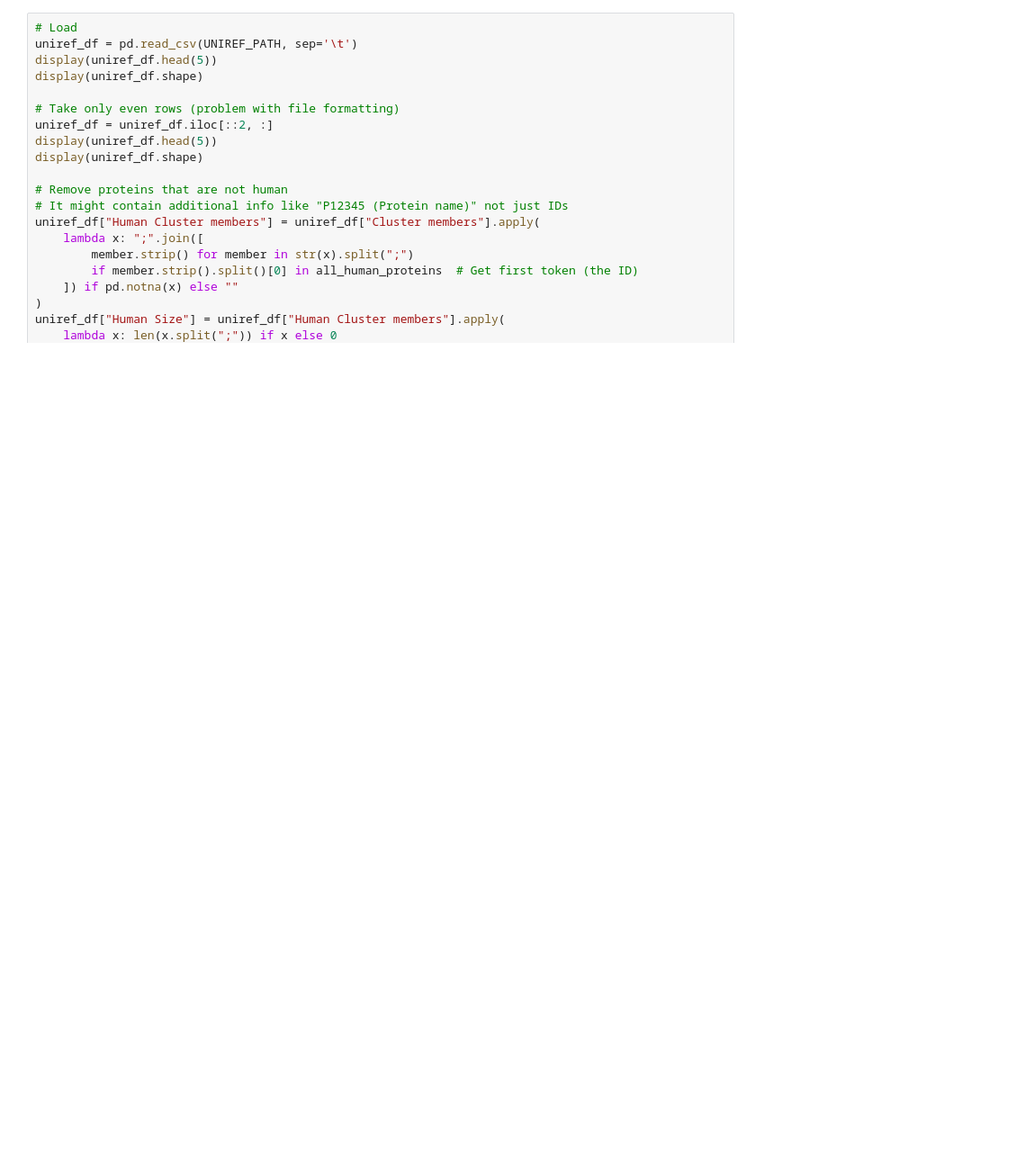
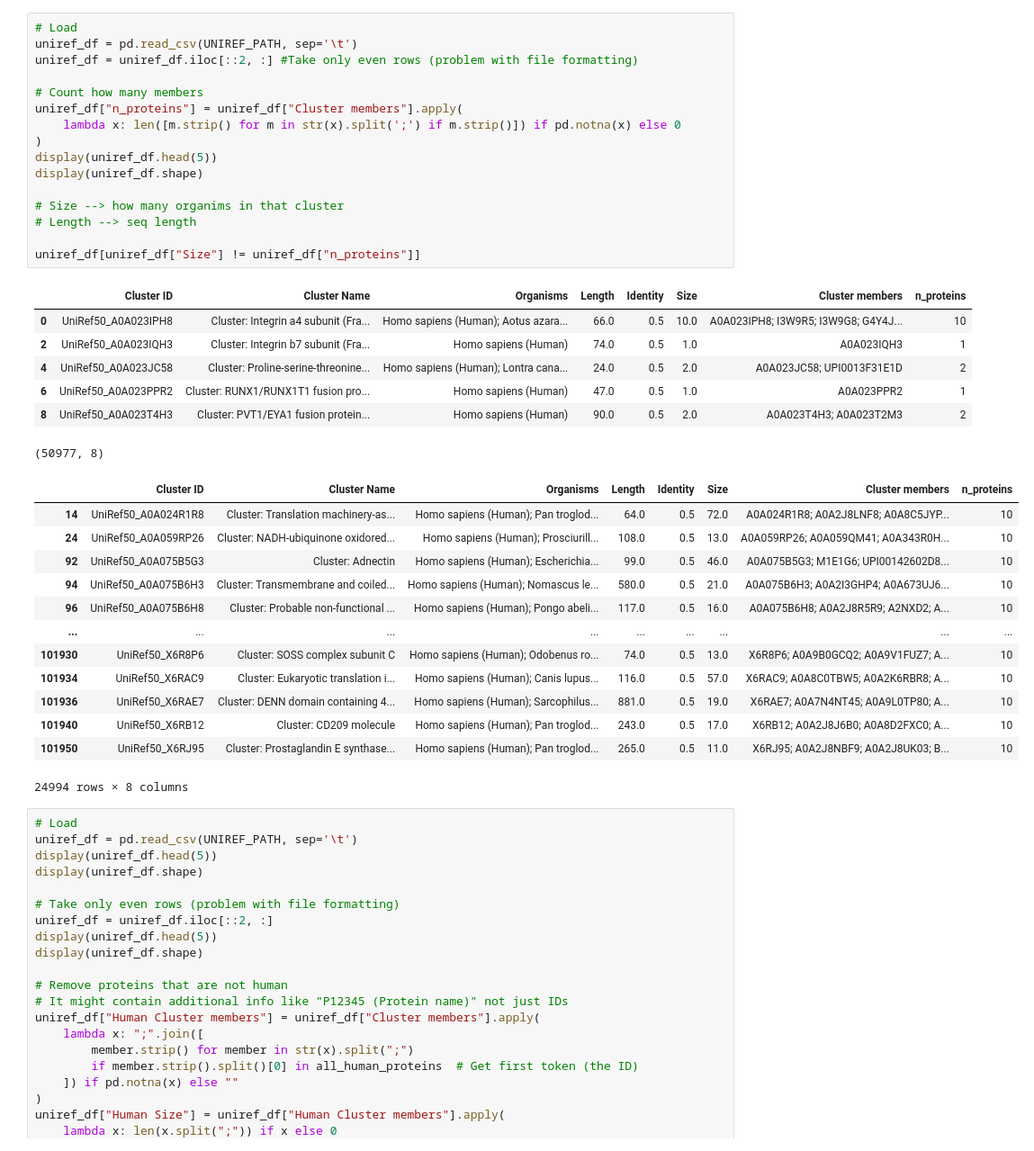
Before and after one commit to 8gabri8/ESMSec, a Jupyter notebook: creaet_cell_cycle_dataset.ipynb, the cells around one changed output. Shown at 90% size. Saved outputs shown, nothing was run; the diff lists cells and outputs as text; blank space fills up the shorter version.

```diff
--- a/creaet_cell_cycle_dataset.ipynb
+++ b/creaet_cell_cycle_dataset.ipynb
@@ -385,3 +280,40 @@ display(gene_frequency_df[gene_frequency_df.mapped_protein_name.notna()])
+# %%
+# Load
+uniref_df = pd.read_csv(UNIREF_PATH, sep='\t')
+uniref_df = uniref_df.iloc[::2, :] #Take only even rows (problem with file formatting)
+
+# Count how many members
+uniref_df["n_proteins"] = uniref_df["Cluster members"].apply(
+    lambda x: len([m.strip() for m in str(x).split(';') if m.strip()]) if pd.notna(x) else 0
+)
+display(uniref_df.head(5))
+display(uniref_df.shape)
+
+# Size --> how many organims in that cluster
+# Length --> seq length
+
+uniref_df[uniref_df["Size"] != uniref_df["n_proteins"]]
+# %% [output]
+|  | Cluster ID | Cluster Name | Organisms | Length | Identity | Size | Cluster members | n_proteins |
+| 0 | UniRef50_A0A023IPH8 | Cluster: Integrin a4 subunit (Fra... | Homo sapiens (Human); Aotus azara... | 66.0 | 0.5 | 10.0 | A0A023IPH8; I3W9R5; I3W9G8; G4Y4J... | 10 |
+| 2 | UniRef50_A0A023IQH3 | Cluster: Integrin b7 subunit (Fra... | Homo sapiens (Human) | 74.0 | 0.5 | 1.0 | A0A023IQH3 | 1 |
+| 4 | UniRef50_A0A023JC58 | Cluster: Proline-serine-threonine... | Homo sapiens (Human); Lontra cana... | 24.0 | 0.5 | 2.0 | A0A023JC58; UPI0013F31E1D | 2 |
+| 6 | UniRef50_A0A023PPR2 | Cluster: RUNX1/RUNX1T1 fusion pro... | Homo sapiens (Human) | 47.0 | 0.5 | 1.0 | A0A023PPR2 | 1 |
+| 8 | UniRef50_A0A023T4H3 | Cluster: PVT1/EYA1 fusion protein... | Homo sapiens (Human) | 90.0 | 0.5 | 2.0 | A0A023T4H3; A0A023T2M3 | 2 |
+(50977, 8)
+|  | Cluster ID | Cluster Name | Organisms | Length | Identity | Size | Cluster members | n_proteins |
+| 14 | UniRef50_A0A024R1R8 | Cluster: Translation machinery-as... | Homo sapiens (Human); Pan troglod... | 64.0 | 0.5 | 72.0 | A0A024R1R8; A0A2J8LNF8; A0A8C5JYP... | 10 |
+| 24 | UniRef50_A0A059RP26 | Cluster: NADH-ubiquinone oxidored... | Homo sapiens (Human); Prosciurill... | 108.0 | 0.5 | 13.0 | A0A059RP26; A0A059QM41; A0A343R0H... | 10 |
+| 92 | UniRef50_A0A075B5G3 | Cluster: Adnectin | Homo sapiens (Human); Escherichia... | 99.0 | 0.5 | 46.0 | A0A075B5G3; M1E1G6; UPI00142602D8... | 10 |
+| 94 | UniRef50_A0A075B6H3 | Cluster: Transmembrane and coiled... | Homo sapiens (Human); Nomascus le... | 580.0 | 0.5 | 21.0 | A0A075B6H3; A0A2I3GHP4; A0A673UJ6... | 10 |
+| 96 | UniRef50_A0A075B6H8 | Cluster: Probable non-functional ... | Homo sapiens (Human); Pongo abeli... | 117.0 | 0.5 | 16.0 | A0A075B6H8; A0A2J8R5R9; A2NXD2; A... | 10 |
+| ... | ... | ... | ... | ... | ... | ... | ... | ... |
+| 101930 | UniRef50_X6R8P6 | Cluster: SOSS complex subunit C | Homo sapiens (Human); Odobenus ro... | 74.0 | 0.5 | 13.0 | X6R8P6; A0A9B0GCQ2; A0A9V1FUZ7; A... | 10 |
+| 101934 | UniRef50_X6RAC9 | Cluster: Eukaryotic translation i... | Homo sapiens (Human); Canis lupus... | 116.0 | 0.5 | 57.0 | X6RAC9; A0A8C0TBW5; A0A2K6RBR8; A... | 10 |
+| 101936 | UniRef50_X6RAE7 | Cluster: DENN domain containing 4... | Homo sapiens (Human); Sarcophilus... | 881.0 | 0.5 | 19.0 | X6RAE7; A0A7N4NT45; A0A9L0TP80; A... | 10 |
+| 101940 | UniRef50_X6RB12 | Cluster: CD209 molecule | Homo sapiens (Human); Pan troglod... | 243.0 | 0.5 | 17.0 | X6RB12; A0A2J8J6B0; A0A8D2FXC0; A... | 10 |
+| 101950 | UniRef50_X6RJ95 | Cluster: Prostaglandin E synthase... | Homo sapiens (Human); Pan troglod... | 265.0 | 0.5 | 11.0 | X6RJ95; A0A2J8NBF9; A0A2J8UK03; B... | 10 |
+24994 rows × 8 columns
 # %%
 # Load
 uniref_df = pd.read_csv(UNIREF_PATH, sep='\t')
```
Also changed, not shown: parts of 21 cells of this notebook, 2 other files.
